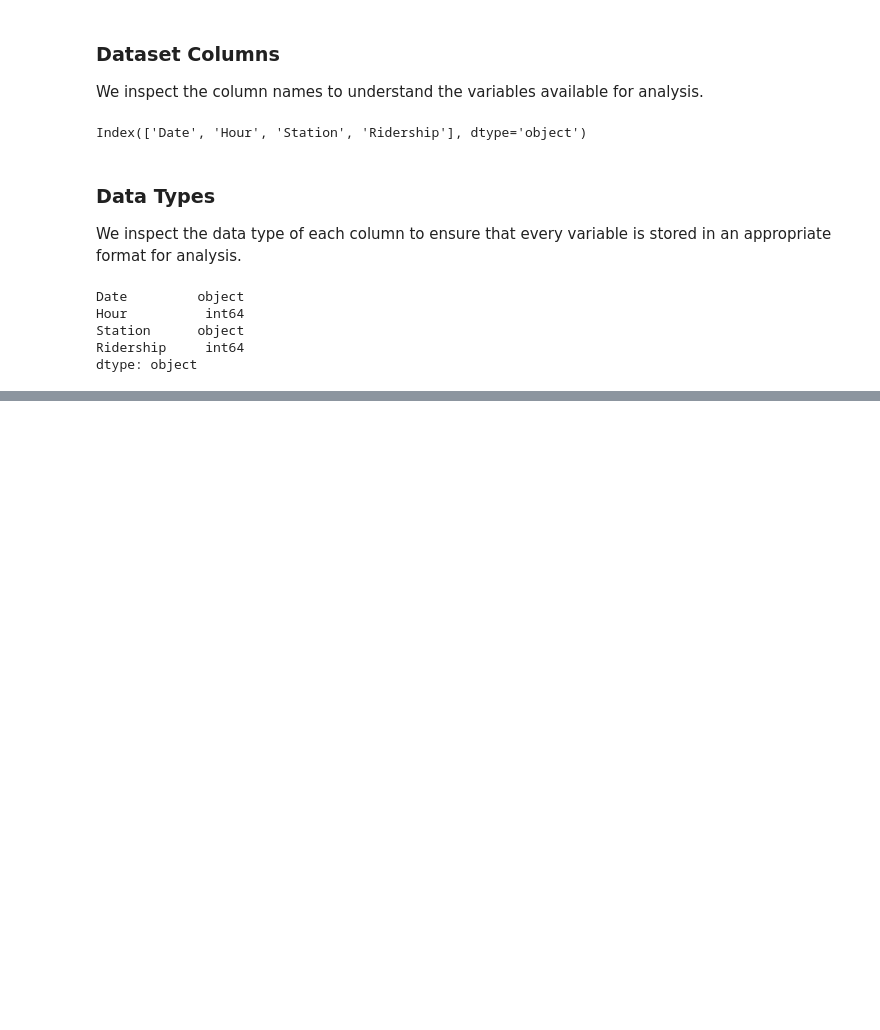
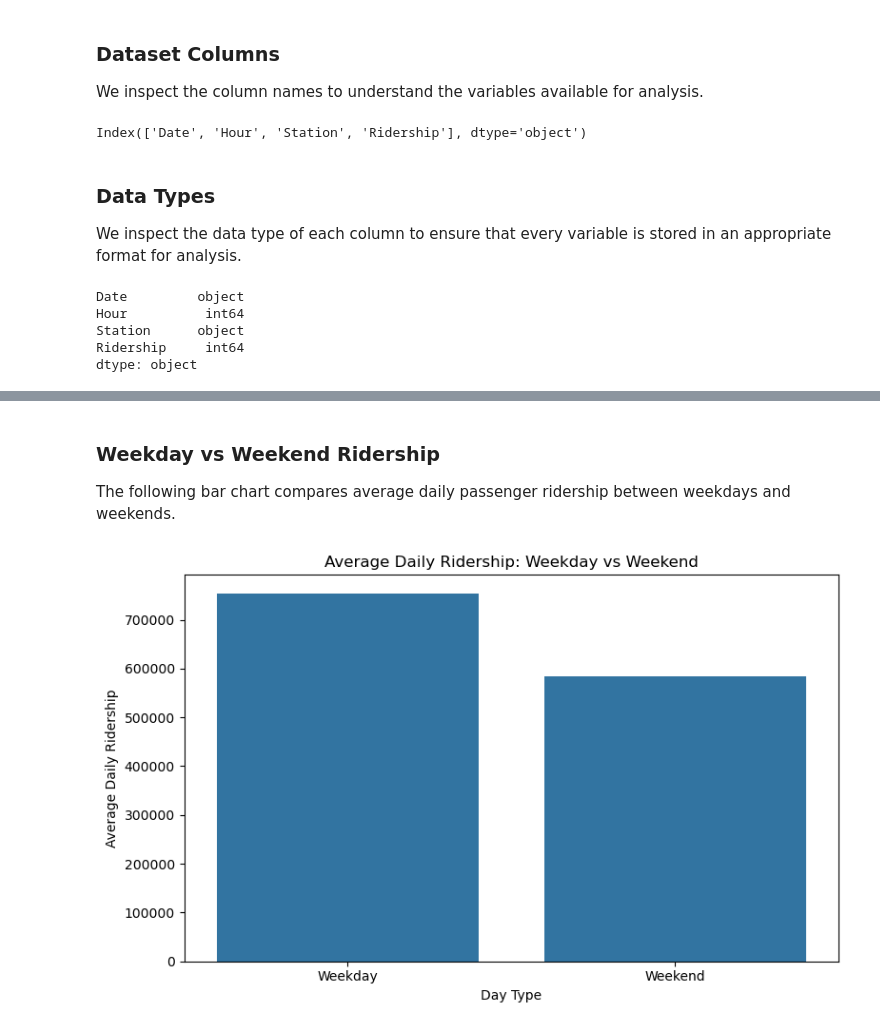
Before and after one commit to kaushiki2024/metro-operations-analytics, a Jupyter notebook: notebook/01_data_cleaning_and_eda.ipynb, the cells around one changed output, grey strips where cells are left out. Saved outputs shown, nothing was run; the diff lists cells and outputs as text; code cells hidden in the pictures; blank space fills up the shorter version.

```diff
--- a/notebook/01_data_cleaning_and_eda.ipynb
+++ b/notebook/01_data_cleaning_and_eda.ipynb
@@ -106,0 +586,30 @@ dtype: object
+# %% [markdown]
+### Weekday vs Weekend Ridership
+
+The following bar chart compares average daily passenger ridership between weekdays and weekends.
+# %%
+# Prepare labels for the two day types.
+day_type_labels = {
+    False: "Weekday",
+    True: "Weekend"
+}
+
+# Convert the Boolean index into readable labels.
+average_ridership_chart = average_ridership_by_type.rename(index=day_type_labels)
+
+# Create the comparison chart.
+plt.figure(figsize=(8, 5))
+
+sns.barplot(
+    x=average_ridership_chart.index,
+    y=average_ridership_chart.values
+)
+
+plt.title("Average Daily Ridership: Weekday vs Weekend")
+plt.xlabel("Day Type")
+plt.ylabel("Average Daily Ridership")
+plt.tight_layout()
+
+plt.show()
+# %% [output]
+[figure, added]
```
Also changed, not shown: parts of 92 cells of this notebook.
